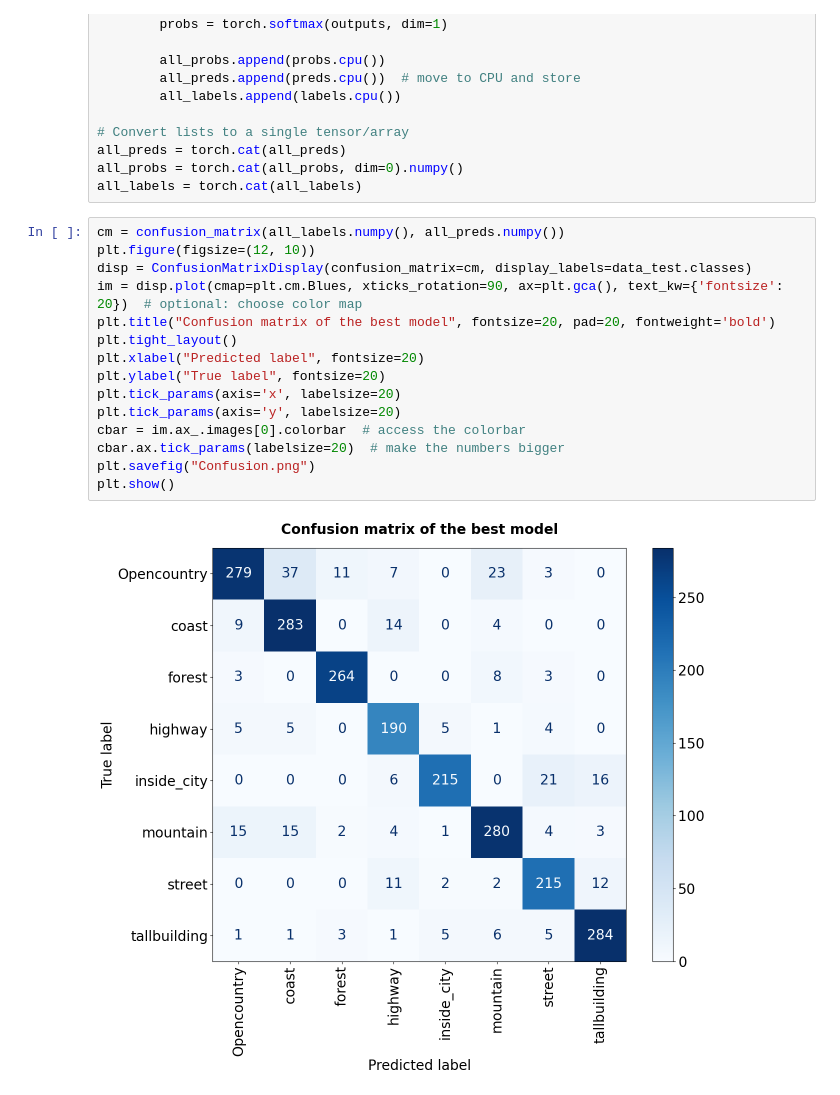
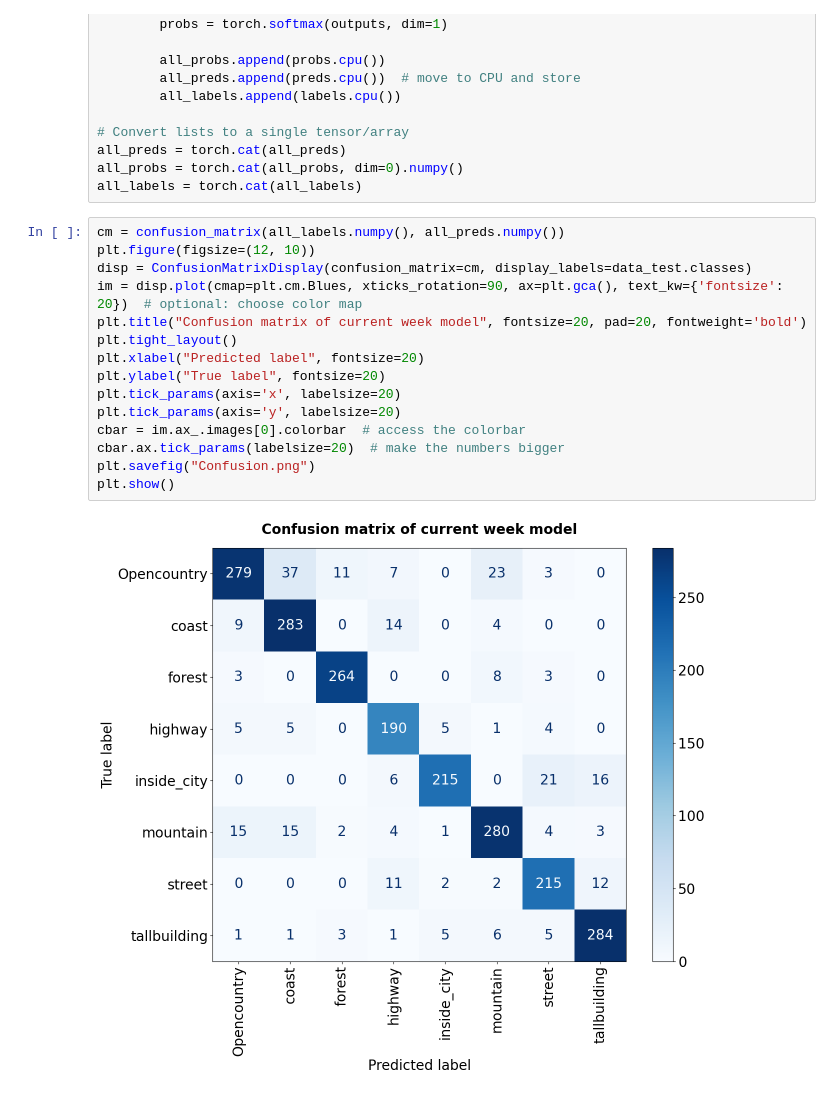
Before and after one commit to MCV-C3/project-team-6, a Jupyter notebook: Week4/report/result_plots.ipynb, the cells around one changed output. Saved outputs shown, nothing was run; the diff lists cells and outputs as text.

Commit message:
Saved fixed plots

```diff
--- a/Week4/report/result_plots.ipynb
+++ b/Week4/report/result_plots.ipynb
@@ -105,20 +105,20 @@ all_labels = torch.cat(all_labels)
 # %%
 cm = confusion_matrix(all_labels.numpy(), all_preds.numpy())
 plt.figure(figsize=(12, 10))
 disp = ConfusionMatrixDisplay(confusion_matrix=cm, display_labels=data_test.classes)
 im = disp.plot(cmap=plt.cm.Blues, xticks_rotation=90, ax=plt.gca(), text_kw={'fontsize': 20})  # optional: choose color map
-plt.title("Confusion matrix of the best model", fontsize=20, pad=20, fontweight='bold')
+plt.title("Confusion matrix of current week model", fontsize=20, pad=20, fontweight='bold')
 plt.tight_layout()
 plt.xlabel("Predicted label", fontsize=20)
 plt.ylabel("True label", fontsize=20)
 plt.tick_params(axis='x', labelsize=20)
 plt.tick_params(axis='y', labelsize=20)
 cbar = im.ax_.images[0].colorbar  # access the colorbar
 cbar.ax.tick_params(labelsize=20)  # make the numbers bigger
 plt.savefig("Confusion.png")
 plt.show()
 # %% [output]
-[figure, old version]
+[figure, new version]
 # %%
 n_classes = len(data_test.classes)
 y_true = np.array(label_binarize(all_labels, classes=np.arange(n_classes)))
```
Also changed, not shown: parts of 1 cell of this notebook, 2 other files.
